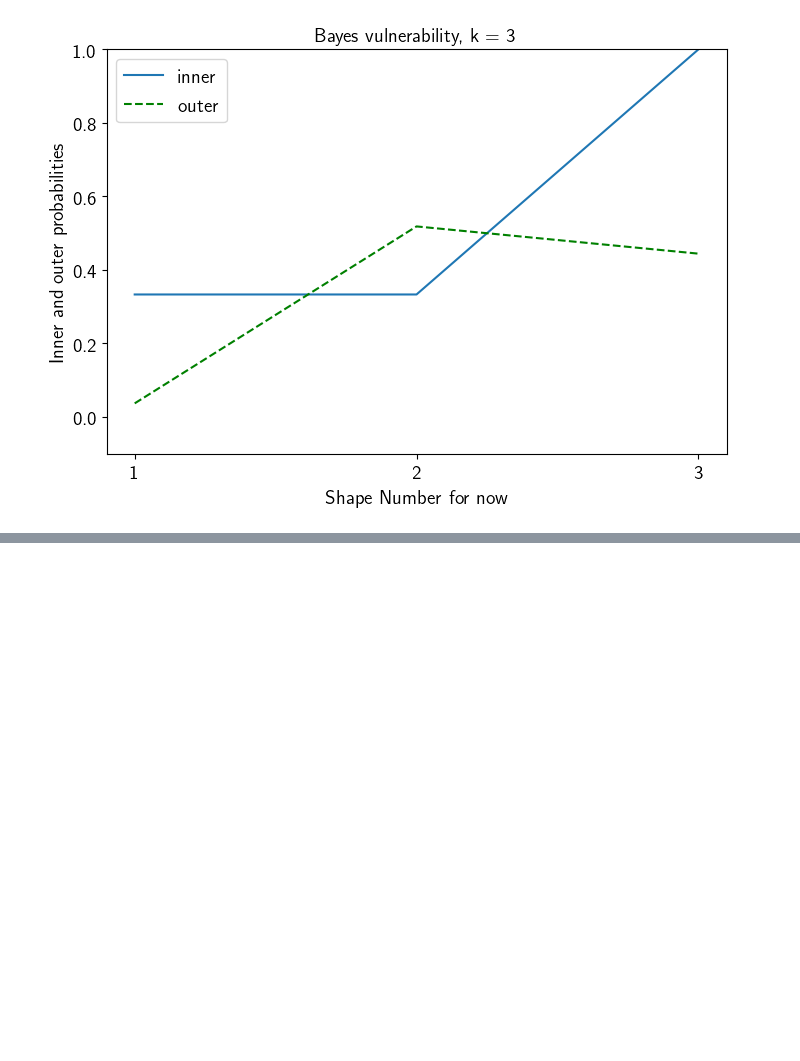
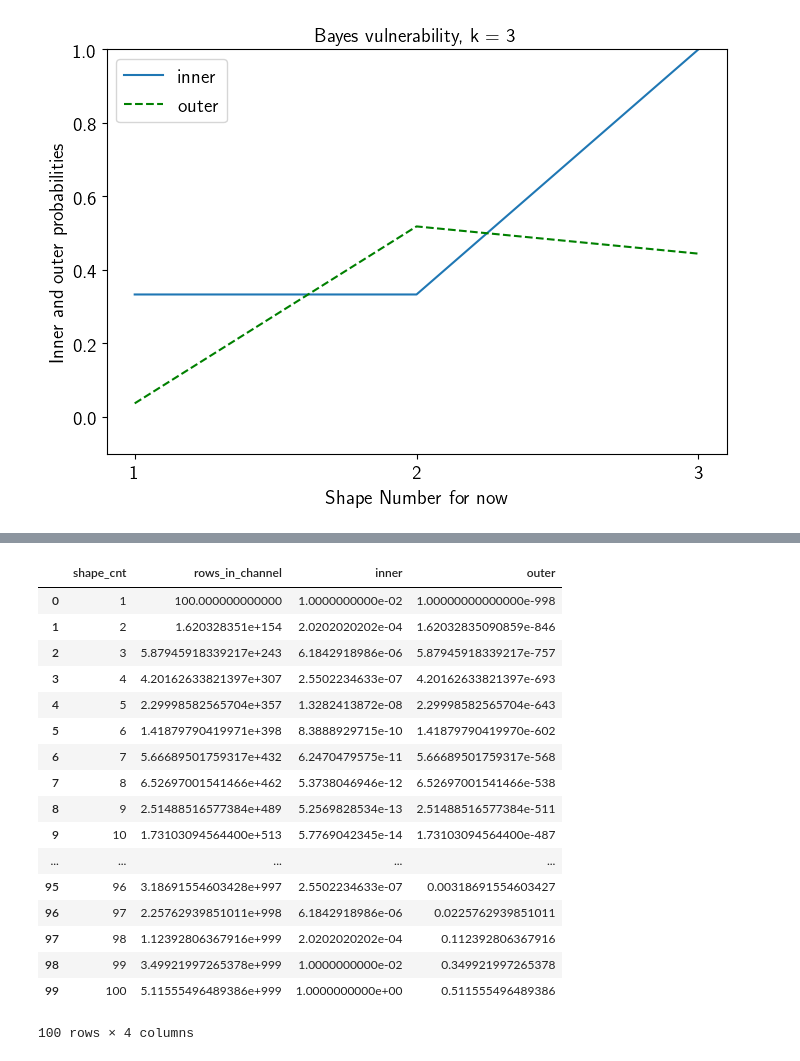
Before and after one commit to majk12/ore, a Jupyter notebook: ore_ideal_bayes.ipynb, the cells around one changed output, grey strips where cells are left out. Drawn from its saved outputs; the diff is of its cells as text; code cells hidden in the pictures; blank space fills up the shorter version.

```diff
--- a/ore_ideal_bayes.ipynb
+++ b/ore_ideal_bayes.ipynb
@@ -264,0 +273,21 @@ graph_shape(n, k, shape_df)
+# %%
+shape_df
+# %% [output]
+|  | shape_cnt | rows_in_channel | inner | outer |
+| 0 | 1 | 100.000000000000 | 1.0000000000e-02 | 1.00000000000000e-998 |
+| 1 | 2 | 1.620328351e+154 | 2.0202020202e-04 | 1.62032835090859e-846 |
+| 2 | 3 | 5.87945918339217e+243 | 6.1842918986e-06 | 5.87945918339217e-757 |
+| 3 | 4 | 4.20162633821397e+307 | 2.5502234633e-07 | 4.20162633821397e-693 |
+| 4 | 5 | 2.29998582565704e+357 | 1.3282413872e-08 | 2.29998582565704e-643 |
+| 5 | 6 | 1.41879790419971e+398 | 8.3888929715e-10 | 1.41879790419970e-602 |
+| 6 | 7 | 5.66689501759317e+432 | 6.2470479575e-11 | 5.66689501759317e-568 |
+| 7 | 8 | 6.52697001541466e+462 | 5.3738046946e-12 | 6.52697001541466e-538 |
+| 8 | 9 | 2.51488516577384e+489 | 5.2569828534e-13 | 2.51488516577384e-511 |
+| 9 | 10 | 1.73103094564400e+513 | 5.7769042345e-14 | 1.73103094564400e-487 |
+| ... | ... | ... | ... | ... |
+| 95 | 96 | 3.18691554603428e+997 | 2.5502234633e-07 | 0.00318691554603427 |
+| 96 | 97 | 2.25762939851011e+998 | 6.1842918986e-06 | 0.0225762939851011 |
+| 97 | 98 | 1.12392806367916e+999 | 2.0202020202e-04 | 0.112392806367916 |
+| 98 | 99 | 3.49921997265378e+999 | 1.0000000000e-02 | 0.349921997265378 |
+| 99 | 100 | 5.11555496489386e+999 | 1.0000000000e+00 | 0.511555496489386 |
+100 rows × 4 columns
```
Also changed, not shown: parts of 4 cells of this notebook.
